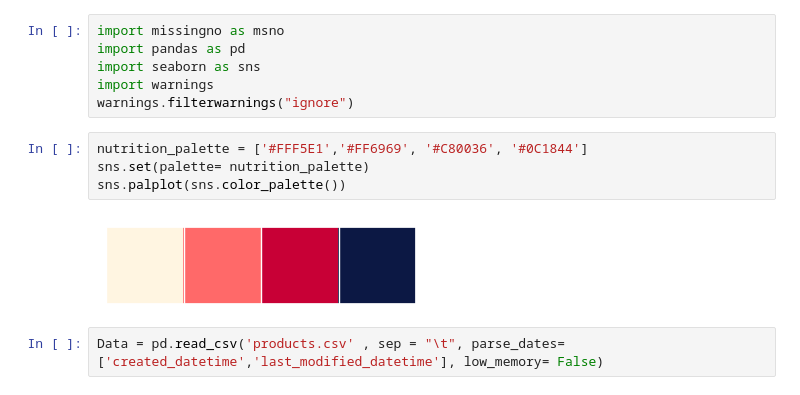
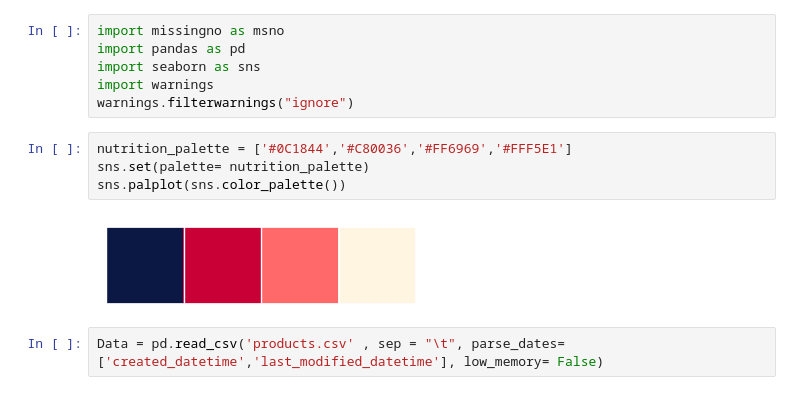
Before and after one commit to krichenyoussef/data_cleaning-, a Jupyter notebook: nettoyage.ipynb, the cells around one changed output. Cells and saved outputs as stored; diff of their text form.

```diff
--- a/nettoyage.ipynb
+++ b/nettoyage.ipynb
@@ -7,11 +7,11 @@ import seaborn as sns
 import warnings
 warnings.filterwarnings("ignore")
 # %%
-nutrition_palette = ['#FFF5E1','#FF6969', '#C80036', '#0C1844']
+nutrition_palette = ['#0C1844','#C80036','#FF6969','#FFF5E1']
 sns.set(palette= nutrition_palette)
 sns.palplot(sns.color_palette())
 # %% [output]
-[figure, old version]
+[figure, new version]
 # %%
 Data = pd.read_csv('products.csv' , sep = "\t", parse_dates=['created_datetime','last_modified_datetime'], low_memory= False)
 # %%
```
Also changed, not shown: parts of 40 cells of this notebook.
